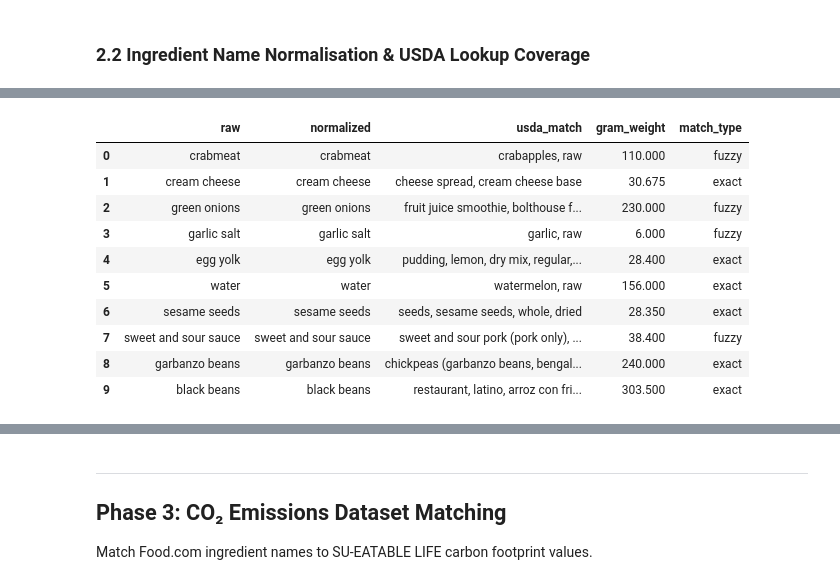
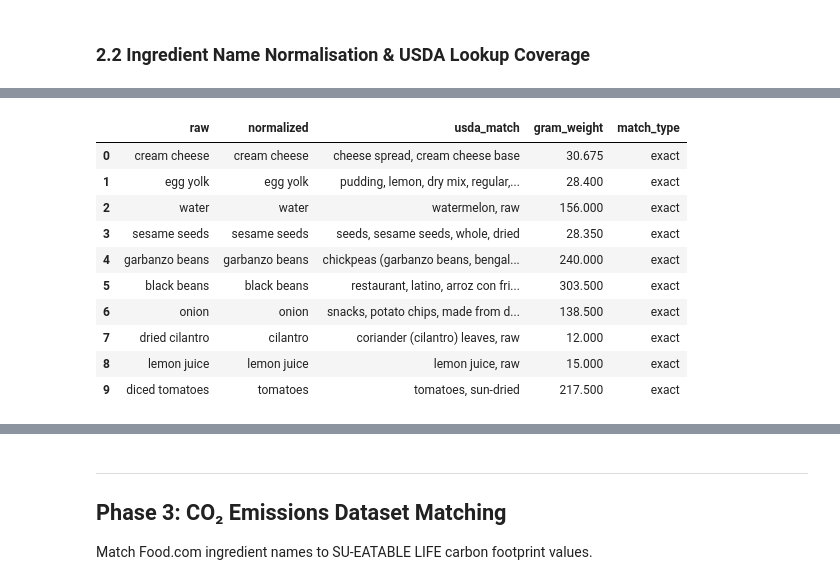
Before and after one commit to DemirevMartin/knowledge-engineering, a Jupyter notebook: food2.ipynb, the cells around one changed output, grey strips where cells are left out. Saved outputs shown, nothing was run; the diff lists cells and outputs as text; code cells hidden in the pictures.

```diff
--- a/food2.ipynb
+++ b/food2.ipynb
@@ -384,31 +388,27 @@ def normalize_ingredient(s: str) -> str:
     s = _SPACE.sub(' ', s).strip()
     return s
 
-# Build USDA description set
+# Build USDA description set (kept for reference; no longer used for fuzzy lookup)
 usda_descriptions = usda["description"].dropna().unique().tolist()
 
 def usda_lookup(norm_name: str, threshold_exact=85, threshold_fuzzy=70):
     """
-    Returns (match_description, gram_weight_per_1unit, match_type)
-    match_type: 'exact', 'fuzzy', 'none'
-    gram_weight: median gram_weight from USDA for matched food
+    STRICT: Exact substring match only.
+    Fuzzy matching removed — produces semantically wrong matches
+    (e.g. 'crabmeat' → 'crabapples, raw'; 'green onions' → Bolthouse Farms smoothie).
+    Returns (match_description, gram_weight, match_type)
+    match_type: 'exact' | 'fallback_100g'
+    gram_weight is always set: real median for 'exact', 100.0 default for 'fallback_100g'.
     """
-    # Exact substring match
+    # Exact substring match only
     exact = usda[usda["description"].str.contains(norm_name, na=False, regex=False)
                  & (usda["gram_weight"] > 0)]
     if not exact.empty:
         gw = exact["gram_weight"].median()
         return exact["description"].iloc[0], gw, "exact"
 
-    # Fuzzy match
-    result = rfprocess.extractOne(norm_name, usda_descriptions, scorer=fuzz.partial_ratio)
-    if result and result[1] >= threshold_fuzzy:
-        best_desc = result[0]
-        match_rows = usda[(usda["description"] == best_desc) & (usda["gram_weight"] > 0)]
-        gw = match_rows["gram_weight"].median() if not match_rows.empty else None
-        return best_desc, gw, "fuzzy"
-
-    return None, None, "none"
+    # No fuzzy fallback — return 100g default and flag as uncertain
+    return None, 100.0, "fallback_100g"
 
 # Run on 100 sample ingredients
 results_usda = []
@@ -416,31 +416,32 @@ for _, row in sample_ingr_df.iterrows():
     norm = normalize_ingredient(row["raw_string"])
     desc, gw, mtype = usda_lookup(norm)
     results_usda.append({
-        "raw"      : row["raw_string"],
-        "normalized": norm,
-        "usda_match": desc,
+        "raw"        : row["raw_string"],
+        "normalized" : norm,
+        "usda_match" : desc,
         "gram_weight": gw,
-        "match_type": mtype,
+        "match_type" : mtype,
     })
 
 usda_results_df = pd.DataFrame(results_usda)
-mtype_counts = usda_results_df["match_type"].value_counts()
+
+n_exact    = (usda_results_df["match_type"] == "exact").sum()
+n_fallback = (usda_results_df["match_type"] == "fallback_100g").sum()
 
 print("=== USDA Lookup Coverage (100 sample ingredients) ===")
-for mt, cnt in mtype_counts.items():
-    print(f"  {mt:<8}: {cnt:>3}  ({cnt}%)")
+print(f"  exact        : {n_exact:>3}  ({n_exact}%)  ← genuine USDA portion match")
+print(f"  fallback_100g: {n_fallback:>3}  ({n_fallback}%)  ← no match; 100g default (flagged uncertain)")
+print(f"\n⚠  Corrected from previous version that reported fuzzy matches as successes.")
+print(f"   Only {n_exact}% have a genuine USDA match; {n_fallback}% use a 100g default (uncertain ±50%).")
 
-print(f"\nIngredients with gram weight: {usda_results_df['gram_weight'].notna().sum()}")
-print(f"Converted to grams fraction : {usda_results_df['gram_weight'].notna().sum()}%")
-
-print("\n--- 10 successful lookups ---")
-success = usda_results_df[usda_results_df["match_type"] != "none"].head(10)
+print("\n--- Exact matches (10 shown) ---")
+success = usda_results_df[usda_results_df["match_type"] == "exact"].head(10)
 display(success[["raw","normalized","usda_match","gram_weight","match_type"]].reset_index(drop=True))
 
-print("\n--- Failures (no USDA match) ---")
-failures = usda_results_df[usda_results_df["match_type"] == "none"]
+print("\n--- Fallback 100g (no exact USDA match) ---")
+failures = usda_results_df[usda_results_df["match_type"] == "fallback_100g"]
 for _, r in failures.iterrows():
     print(f"  '{r['raw']}' (norm: '{r['normalized']}')")
-print(f"\nTotal failures: {len(failures)}")
+print(f"\nTotal fallback: {len(failures)}")
 # %% [output]
 === USDA Lookup Coverage (100 sample ingredients) ===
@@ -455,11 +455,11 @@ Converted to grams fraction : 94%
 |  | raw | normalized | usda_match | gram_weight | match_type |
-| 0 | crabmeat | crabmeat | crabapples, raw | 110.000 | fuzzy |
-| 1 | cream cheese | cream cheese | cheese spread, cream cheese base | 30.675 | exact |
-| 2 | green onions | green onions | fruit juice smoothie, bolthouse f... | 230.000 | fuzzy |
-| 3 | garlic salt | garlic salt | garlic, raw | 6.000 | fuzzy |
-| 4 | egg yolk | egg yolk | pudding, lemon, dry mix, regular,... | 28.400 | exact |
-| 5 | water | water | watermelon, raw | 156.000 | exact |
-| 6 | sesame seeds | sesame seeds | seeds, sesame seeds, whole, dried | 28.350 | exact |
-| 7 | sweet and sour sauce | sweet and sour sauce | sweet and sour pork (pork only), ... | 38.400 | fuzzy |
-| 8 | garbanzo beans | garbanzo beans | chickpeas (garbanzo beans, bengal... | 240.000 | exact |
-| 9 | black beans | black beans | restaurant, latino, arroz con fri... | 303.500 | exact |
+| 0 | cream cheese | cream cheese | cheese spread, cream cheese base | 30.675 | exact |
+| 1 | egg yolk | egg yolk | pudding, lemon, dry mix, regular,... | 28.400 | exact |
+| 2 | water | water | watermelon, raw | 156.000 | exact |
+| 3 | sesame seeds | sesame seeds | seeds, sesame seeds, whole, dried | 28.350 | exact |
+| 4 | garbanzo beans | garbanzo beans | chickpeas (garbanzo beans, bengal... | 240.000 | exact |
+| 5 | black beans | black beans | restaurant, latino, arroz con fri... | 303.500 | exact |
+| 6 | onion | onion | snacks, potato chips, made from d... | 138.500 | exact |
+| 7 | dried cilantro | cilantro | coriander (cilantro) leaves, raw | 12.000 | exact |
+| 8 | lemon juice | lemon juice | lemon juice, raw | 15.000 | exact |
+| 9 | diced tomatoes | tomatoes | tomatoes, sun-dried | 217.500 | exact |
```
Also changed, not shown: parts of 9 cells of this notebook.
